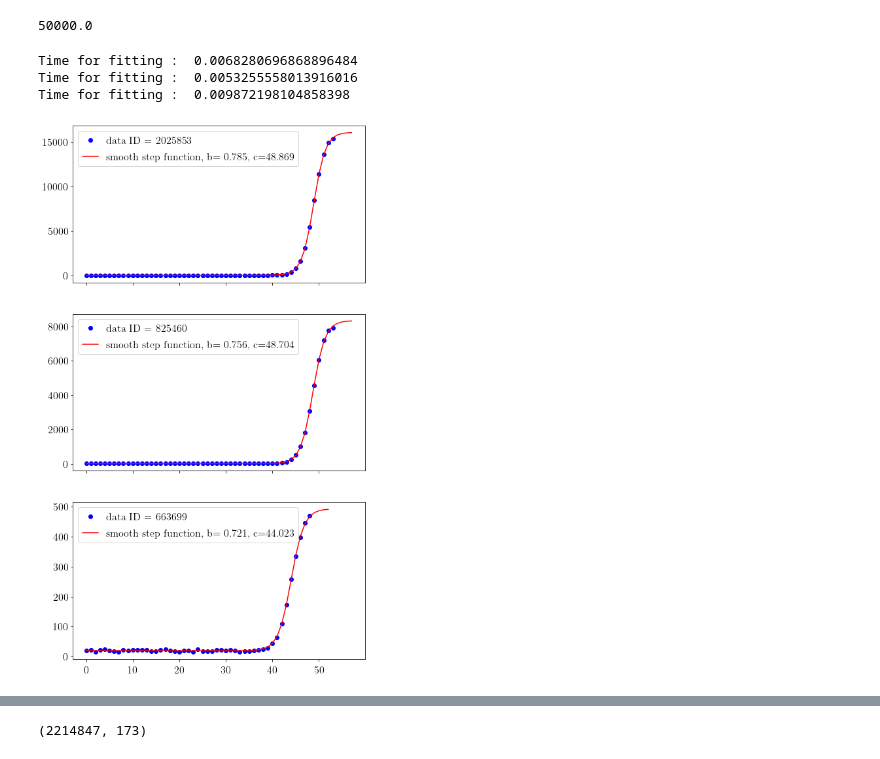
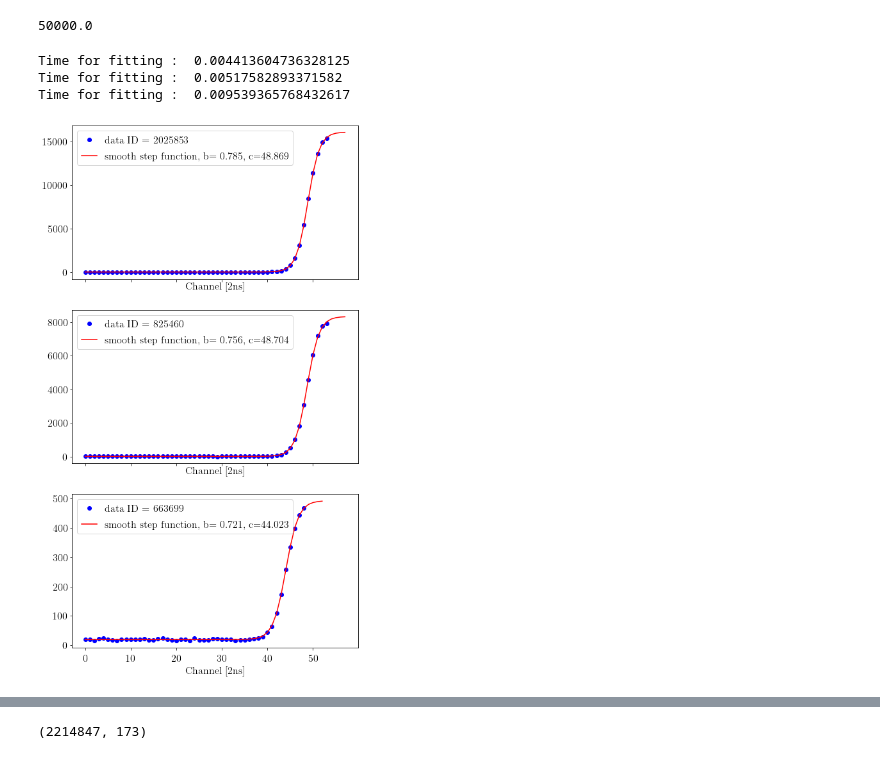
Before and after one commit to jiyongso/jupyter, a Jupyter notebook: psd/psd2.ipynb, the cells around one changed output, grey strips where cells are left out. Cells and saved outputs as stored; diff of their text form; code cells hidden in the pictures.

```diff
--- a/psd/psd2.ipynb
+++ b/psd/psd2.ipynb
@@ -201,30 +201,34 @@ psd.index
 # %%
 from scipy import optimize
 fig, ax = plt.subplots(nrows=3, ncols=1, sharex=True, figsize=(8,15))
 p0 = [15000., 0.6, 53., 2.0]
 
 for ind, peak in enumerate([100, 10000, 1000000]):
 #     print(ind, peak)
     peakid = psd.index[peak]
     maxind = psd.loc[peakid]["MaxIndex"]
     yy = psd.loc[peakid, 5:int(maxind)]
     xx = np.arange(yy.shape[0])
     x2 = np.arange(yy.shape[0]+4)
     t1=time.time()
     popt, pcov = optimize.leastsq(residual, p0, args=(xx, yy))
     print("Time for fitting : ", time.time()-t1)
     maxind = psd.iloc[peak]["MaxIndex"]
 
     ax[ind].plot(xx, yy, 'bo', label="data ID = "+str(peakid))
     ax[ind].plot(x2, smoothstep(x2, popt[0], popt[1], popt[2], popt[3]),
               'r-', label="smooth step function, b= %5.3f, c=%5.3f"%(popt[1], popt[2]))
+    ax[ind].set_xlabel("Channel [2ns]")
     ax[ind].legend()
     #ax[ind].yscale('log')
+
+
+#plt.savefig("risingtimefit.jpg")
 # %% [output]
-Time for fitting :  0.0068280696868896484
-Time for fitting :  0.0053255558013916016
-Time for fitting :  0.009872198104858398
+Time for fitting :  0.004413604736328125
+Time for fitting :  0.00517582893371582
+Time for fitting :  0.009539365768432617
-[figure, old version]
+[figure, new version]
 # %%
 t1=time.time()
 result=[]
```
Also changed, not shown: 18 other files.
